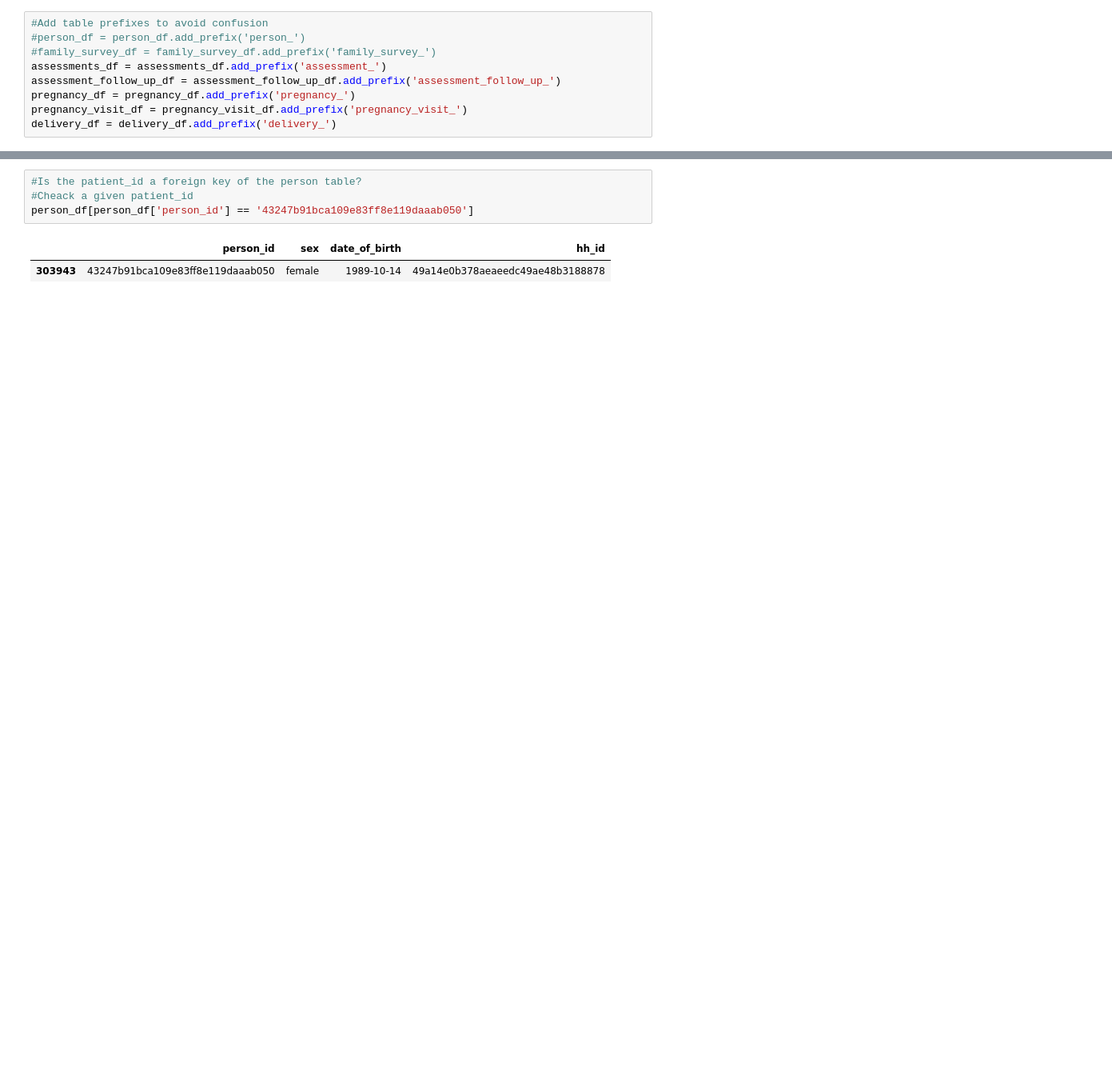
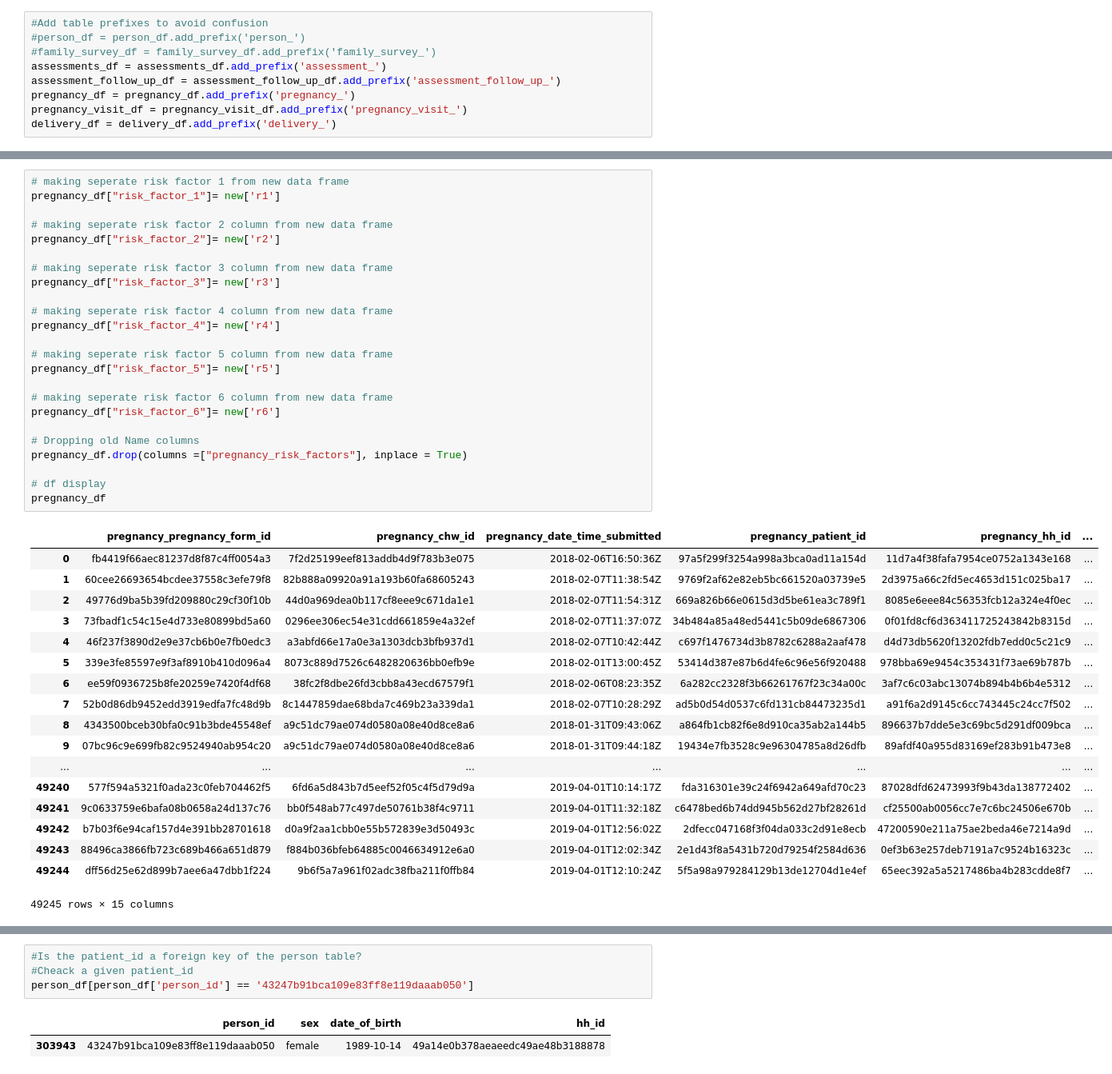
Before and after one commit to shaynaalice/medic_mobile, a Jupyter notebook: notebooks/Medic Mobile Technical Challenge.ipynb, the cells around one changed output, grey strips where cells are left out. Shown at 80% size. Saved outputs shown, nothing was run; the diff lists cells and outputs as text; blank space fills up the shorter version.

```diff
--- a/notebooks/Medic Mobile Technical Challenge.ipynb
+++ b/notebooks/Medic Mobile Technical Challenge.ipynb
@@ -56,0 +111,43 @@ delivery_df = delivery_df.add_prefix('delivery_')
+# %%
+# making seperate risk factor 1 from new data frame
+pregnancy_df["risk_factor_1"]= new['r1']
+
+# making seperate risk factor 2 column from new data frame
+pregnancy_df["risk_factor_2"]= new['r2']
+
+# making seperate risk factor 3 column from new data frame
+pregnancy_df["risk_factor_3"]= new['r3']
+
+# making seperate risk factor 4 column from new data frame
+pregnancy_df["risk_factor_4"]= new['r4']
+
+# making seperate risk factor 5 column from new data frame
+pregnancy_df["risk_factor_5"]= new['r5']
+
+# making seperate risk factor 6 column from new data frame
+pregnancy_df["risk_factor_6"]= new['r6']
+
+# Dropping old Name columns
+pregnancy_df.drop(columns =["pregnancy_risk_factors"], inplace = True)
+
+# df display
+pregnancy_df
+# %% [output]
+|  | pregnancy_pregnancy_form_id | pregnancy_chw_id | pregnancy_date_time_submitted | pregnancy_patient_id | pregnancy_hh_id | ... |
+| 0 | fb4419f66aec81237d8f87c4ff0054a3 | 7f2d25199eef813addb4d9f783b3e075 | 2018-02-06T16:50:36Z | 97a5f299f3254a998a3bca0ad11a154d | 11d7a4f38fafa7954ce0752a1343e168 | ... |
+| 1 | 60cee26693654bcdee37558c3efe79f8 | 82b888a09920a91a193b60fa68605243 | 2018-02-07T11:38:54Z | 9769f2af62e82eb5bc661520a03739e5 | 2d3975a66c2fd5ec4653d151c025ba17 | ... |
+| 2 | 49776d9ba5b39fd209880c29cf30f10b | 44d0a969dea0b117cf8eee9c671da1e1 | 2018-02-07T11:54:31Z | 669a826b66e0615d3d5be61ea3c789f1 | 8085e6eee84c56353fcb12a324e4f0ec | ... |
+| 3 | 73fbadf1c54c15e4d733e80899bd5a60 | 0296ee306ec54e31cdd661859e4a32ef | 2018-02-07T11:37:07Z | 34b484a85a48ed5441c5b09de6867306 | 0f01fd8cf6d363411725243842b8315d | ... |
+| 4 | 46f237f3890d2e9e37cb6b0e7fb0edc3 | a3abfd66e17a0e3a1303dcb3bfb937d1 | 2018-02-07T10:42:44Z | c697f1476734d3b8782c6288a2aaf478 | d4d73db5620f13202fdb7edd0c5c21c9 | ... |
+| 5 | 339e3fe85597e9f3af8910b410d096a4 | 8073c889d7526c6482820636bb0efb9e | 2018-02-01T13:00:45Z | 53414d387e87b6d4fe6c96e56f920488 | 978bba69e9454c353431f73ae69b787b | ... |
+| 6 | ee59f0936725b8fe20259e7420f4df68 | 38fc2f8dbe26fd3cbb8a43ecd67579f1 | 2018-02-06T08:23:35Z | 6a282cc2328f3b66261767f23c34a00c | 3af7c6c03abc13074b894b4b6b4e5312 | ... |
+| 7 | 52b0d86db9452edd3919edfa7fc48d9b | 8c1447859dae68bda7c469b23a339da1 | 2018-02-07T10:28:29Z | ad5b0d54d0537c6fd131cb84473235d1 | a91f6a2d9145c6cc743445c24cc7f502 | ... |
+| 8 | 4343500bceb30bfa0c91b3bde45548ef | a9c51dc79ae074d0580a08e40d8ce8a6 | 2018-01-31T09:43:06Z | a864fb1cb82f6e8d910ca35ab2a144b5 | 896637b7dde5e3c69bc5d291df009bca | ... |
+| 9 | 07bc96c9e699fb82c9524940ab954c20 | a9c51dc79ae074d0580a08e40d8ce8a6 | 2018-01-31T09:44:18Z | 19434e7fb3528c9e96304785a8d26dfb | 89afdf40a955d83169ef283b91b473e8 | ... |
+| ... | ... | ... | ... | ... | ... | ... |
+| 49240 | 577f594a5321f0ada23c0feb704462f5 | 6fd6a5d843b7d5eef52f05c4f5d79d9a | 2019-04-01T10:14:17Z | fda316301e39c24f6942a649afd70c23 | 87028dfd62473993f9b43da138772402 | ... |
+| 49241 | 9c0633759e6bafa08b0658a24d137c76 | bb0f548ab77c497de50761b38f4c9711 | 2019-04-01T11:32:18Z | c6478bed6b74dd945b562d27bf28261d | cf25500ab0056cc7e7c6bc24506e670b | ... |
+| 49242 | b7b03f6e94caf157d4e391bb28701618 | d0a9f2aa1cbb0e55b572839e3d50493c | 2019-04-01T12:56:02Z | 2dfecc047168f3f04da033c2d91e8ecb | 47200590e211a75ae2beda46e7214a9d | ... |
+| 49243 | 88496ca3866fb723c689b466a651d879 | f884b036bfeb64885c0046634912e6a0 | 2019-04-01T12:02:34Z | 2e1d43f8a5431b720d79254f2584d636 | 0ef3b63e257deb7191a7c9524b16323c | ... |
+| 49244 | dff56d25e62d899b7aee6a47dbb1f224 | 9b6f5a7a961f02adc38fba211f0ffb84 | 2019-04-01T12:10:24Z | 5f5a98a979284129b13de12704d1e4ef | 65eec392a5a5217486ba4b283cdde8f7 | ... |
+49245 rows × 15 columns
```
Also changed, not shown: parts of 64 cells of this notebook.
